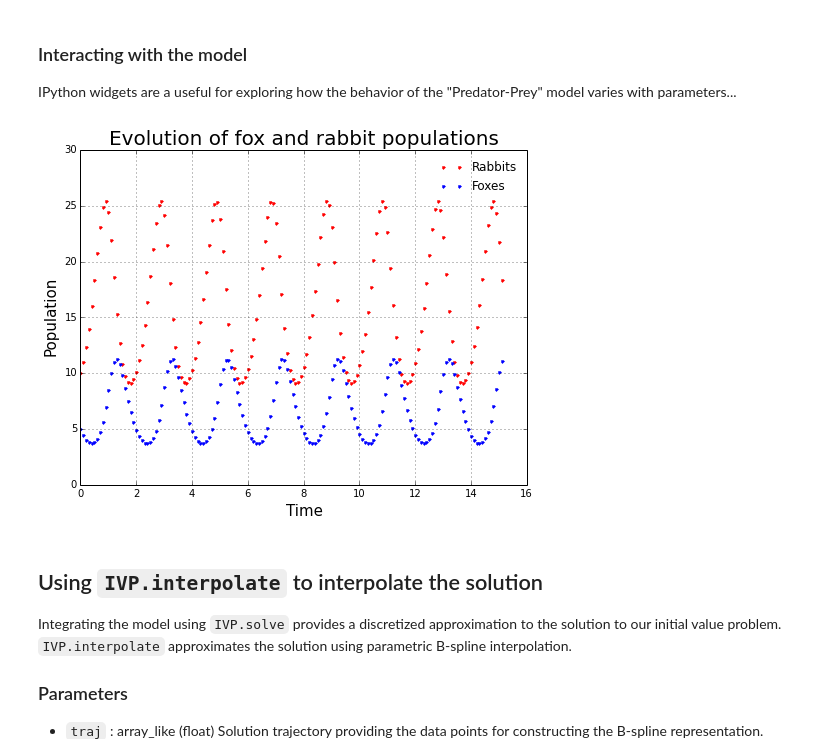
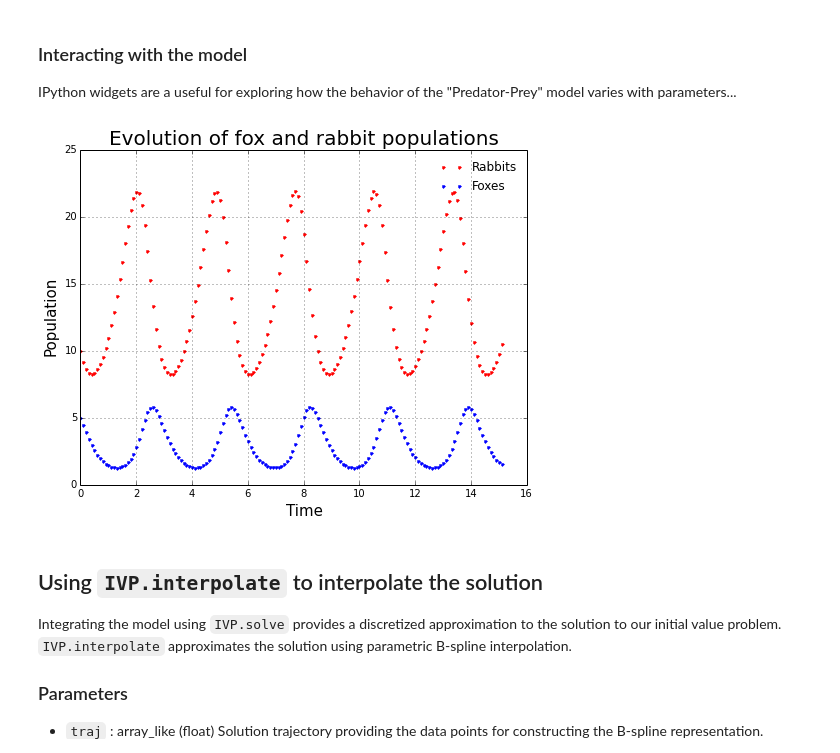
Before and after one commit to QuantEcon/QuantEcon.py, a Jupyter notebook: examples/Solving an Initial Value Problem (IVP).ipynb, the cells around one changed output. Saved outputs shown, nothing was run; the diff lists cells and outputs as text; code cells hidden in the pictures.

```diff
--- a/examples/Solving an Initial Value Problem (IVP).ipynb
+++ b/examples/Solving an Initial Value Problem (IVP).ipynb
@@ -155,31 +155,31 @@ plt.show()
 IPython widgets are a useful for exploring how the behavior of the "Predator-Prey" model varies with parameters...
 # %%
 @interact(a=(0.0, 5.0, 0.5), b=(0.0, 1.0, 0.01), c=(0.0, 5.0, 0.5), d=(0.0, 1.0, 0.1))
-def plot_lotka_volterra(a=2.5, b=0.5, c=2.5, d=0.5):
+def plot_lotka_volterra(a=1.5, b=0.5, c=3.5, d=0.5):
     """Plots trajectories of the Lotka-Volterra system."""
     # update the parameters and re-compute the solution
     lotka_volterra_ivp.args = (a, b, c, d)
     tmp_solution = lotka_volterra_ivp.solve(t0, y0, h=1e-1, T=15, integrator='dopri5',
                                             atol=1e-12, rtol=1e-9)
     # extract the components of the solution
     tmp_t = tmp_solution[:, 0]
     tmp_rabbits = tmp_solution[:, 1]
     tmp_foxes = tmp_solution[:, 2]
 
     # create the plot!
     fig = plt.figure(figsize=(8, 6))
 
     plt.plot(tmp_t, tmp_rabbits, 'r.', label='Rabbits')
     plt.plot(tmp_t, tmp_foxes  , 'b.', label='Foxes')
 
     plt.xlabel('Time', fontsize=15)
     plt.ylabel('Population', fontsize=15)
     plt.title('Evolution of fox and rabbit populations', fontsize=20)
 
     plt.legend(loc='best', frameon=False)
     plt.grid()
 # %% [output]
-[figure, old version]
+[figure, new version]
 # %% [markdown]
 ## Using `IVP.interpolate` to interpolate the solution
 
```
Also changed, not shown: 1 other file.
